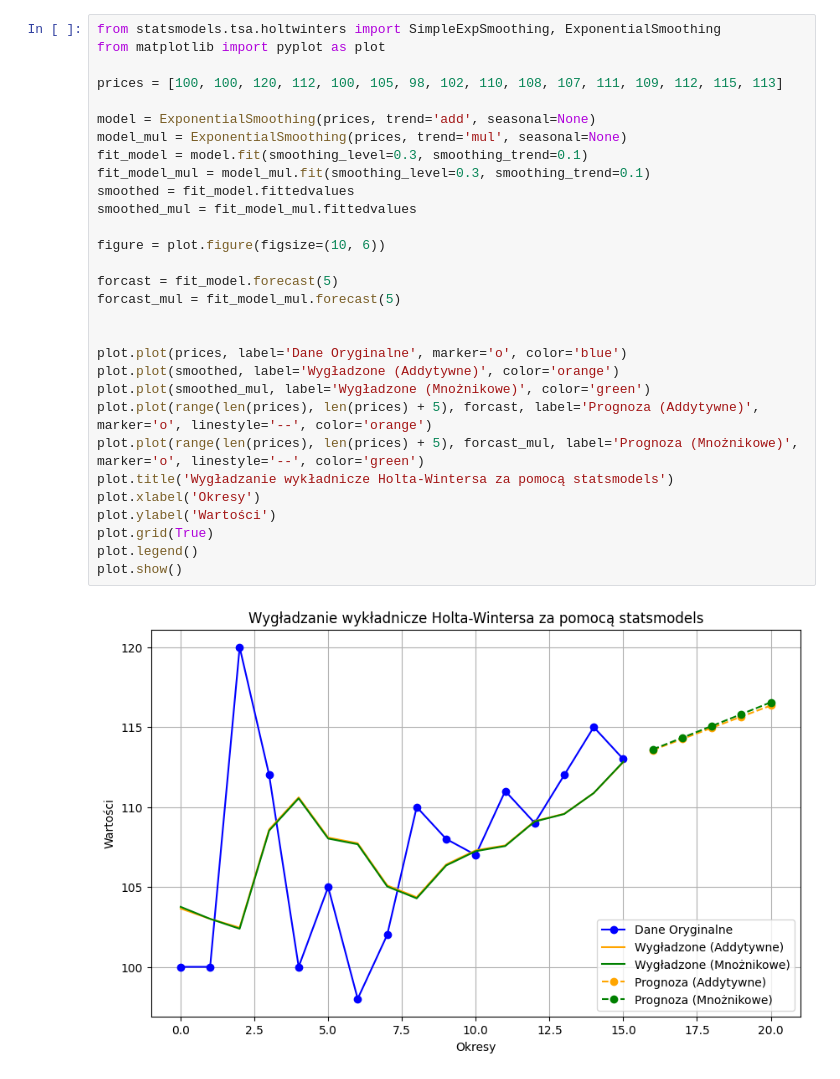
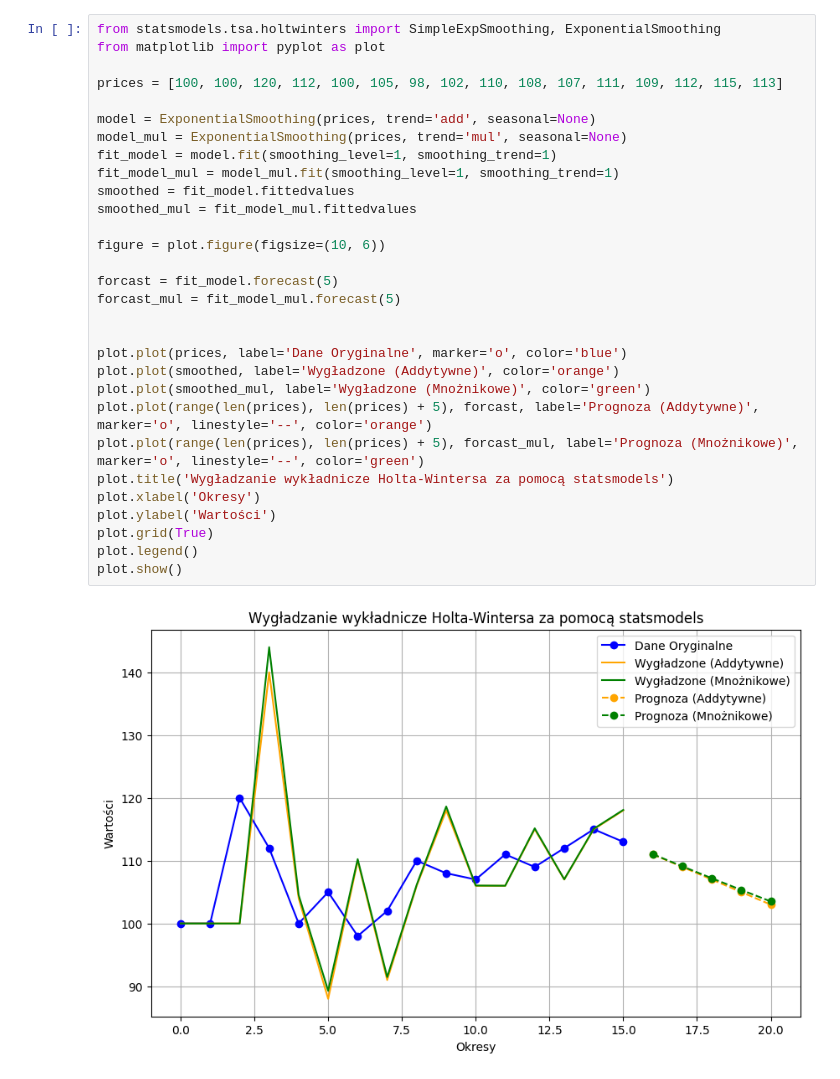
Before and after one commit to marcinkieruzel/exponential_smoothing, a Jupyter notebook: EXAMPLES/simple_holt_with_statsmodel.ipynb, the cells around one changed output. Drawn from its saved outputs; the diff is of its cells as text.

```diff
--- a/EXAMPLES/simple_holt_with_statsmodel.ipynb
+++ b/EXAMPLES/simple_holt_with_statsmodel.ipynb
@@ -1,32 +1,32 @@
 # %%
 from statsmodels.tsa.holtwinters import SimpleExpSmoothing, ExponentialSmoothing
 from matplotlib import pyplot as plot
 
 prices = [100, 100, 120, 112, 100, 105, 98, 102, 110, 108, 107, 111, 109, 112, 115, 113]
 
 model = ExponentialSmoothing(prices, trend='add', seasonal=None)
 model_mul = ExponentialSmoothing(prices, trend='mul', seasonal=None)
-fit_model = model.fit(smoothing_level=0.3, smoothing_trend=0.1)
-fit_model_mul = model_mul.fit(smoothing_level=0.3, smoothing_trend=0.1)
+fit_model = model.fit(smoothing_level=1, smoothing_trend=1)
+fit_model_mul = model_mul.fit(smoothing_level=1, smoothing_trend=1)
 smoothed = fit_model.fittedvalues
 smoothed_mul = fit_model_mul.fittedvalues
 
 figure = plot.figure(figsize=(10, 6))
 
 forcast = fit_model.forecast(5)
 forcast_mul = fit_model_mul.forecast(5)
 
 
 plot.plot(prices, label='Dane Oryginalne', marker='o', color='blue')
 plot.plot(smoothed, label='Wygładzone (Addytywne)', color='orange')
 plot.plot(smoothed_mul, label='Wygładzone (Mnożnikowe)', color='green')
 plot.plot(range(len(prices), len(prices) + 5), forcast, label='Prognoza (Addytywne)', marker='o', linestyle='--', color='orange')
 plot.plot(range(len(prices), len(prices) + 5), forcast_mul, label='Prognoza (Mnożnikowe)', marker='o', linestyle='--', color='green')
 plot.title('Wygładzanie wykładnicze Holta-Wintersa za pomocą statsmodels')
 plot.xlabel('Okresy')
 plot.ylabel('Wartości')
 plot.grid(True)
 plot.legend()
 plot.show()
 # %% [output]
-[figure, old version]
+[figure, new version]
```
Also changed, not shown: 8 other files.
